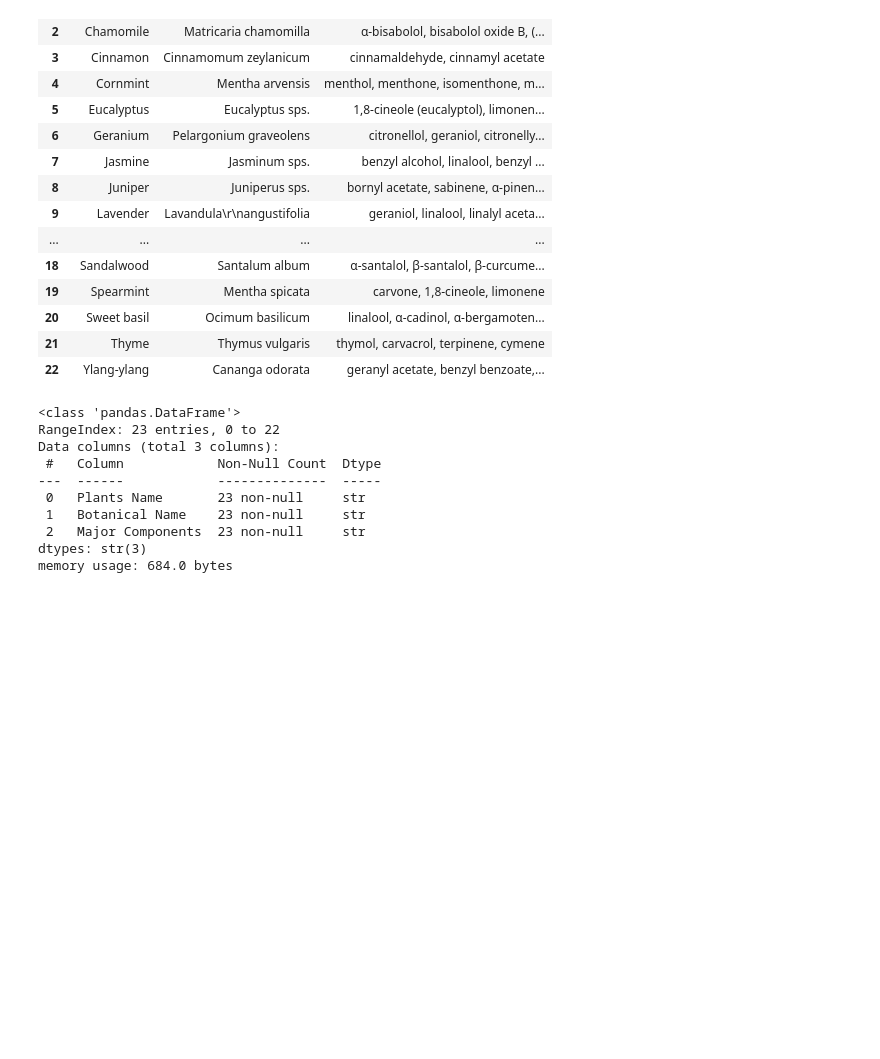
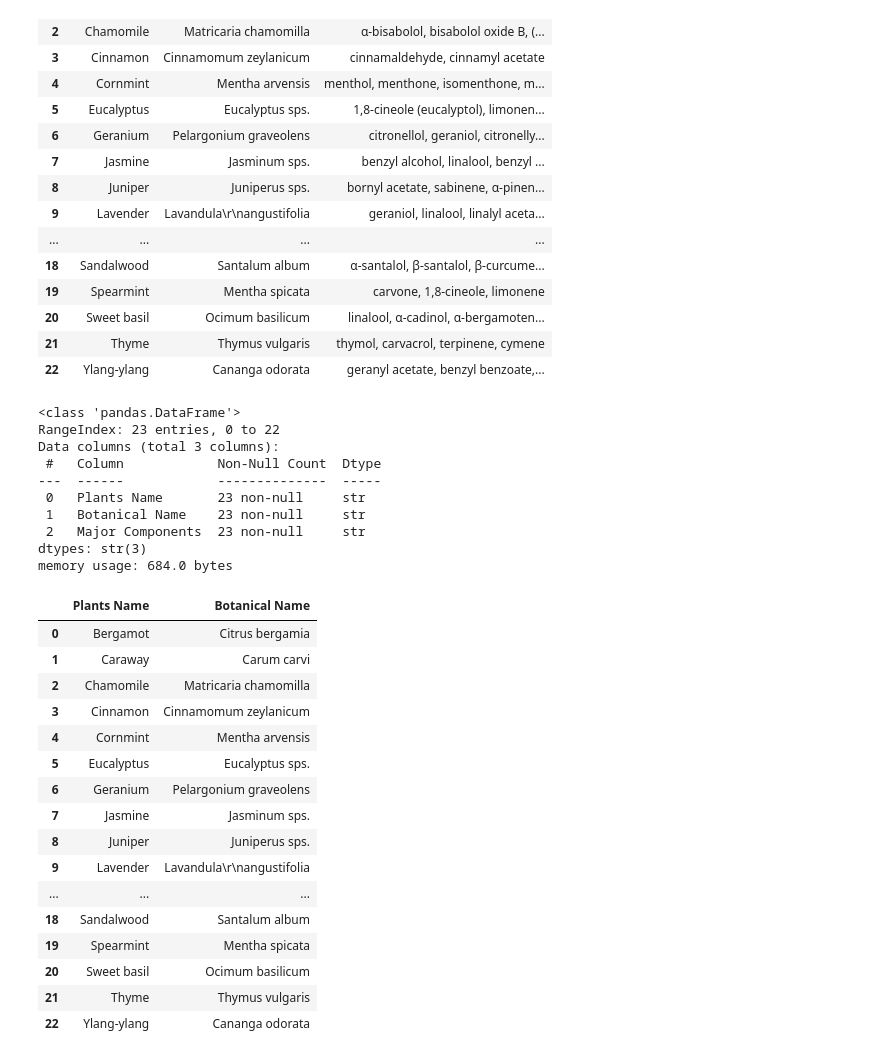
Before and after one commit to evseevalina/PROYECTO_MODULO_DATA_ANALYSIS, a Jupyter notebook: SRC/NOTEBOOKS/LIMPIEZA.ipynb, the cells around one changed output. Drawn from its saved outputs; the diff is of its cells as text; code cells hidden in the pictures; blank space fills up the shorter version.

```diff
--- a/SRC/NOTEBOOKS/LIMPIEZA.ipynb
+++ b/SRC/NOTEBOOKS/LIMPIEZA.ipynb
@@ -108,3 +148,25 @@ Data columns (total 3 columns):
  2   Major Components  23 non-null     str
 dtypes: str(3)
 memory usage: 684.0 bytes
+# %%
+columnas_eliminar = ["Major Components"]
+dfff = dfff.drop(columns=columnas_eliminar)
+dfff
+# %% [output]
+|  | Plants Name | Botanical Name |
+| 0 | Bergamot | Citrus bergamia |
+| 1 | Caraway | Carum carvi |
+| 2 | Chamomile | Matricaria chamomilla |
+| 3 | Cinnamon | Cinnamomum zeylanicum |
+| 4 | Cornmint | Mentha arvensis |
+| 5 | Eucalyptus | Eucalyptus sps. |
+| 6 | Geranium | Pelargonium graveolens |
+| 7 | Jasmine | Jasminum sps. |
+| 8 | Juniper | Juniperus sps. |
+| 9 | Lavender | Lavandula\r\nangustifolia |
+| ... | ... | ... |
+| 18 | Sandalwood | Santalum album |
+| 19 | Spearmint | Mentha spicata |
+| 20 | Sweet basil | Ocimum basilicum |
+| 21 | Thyme | Thymus vulgaris |
+| 22 | Ylang-ylang | Cananga odorata |
```
Also changed, not shown: parts of 4 cells of this notebook, 2 other files.
